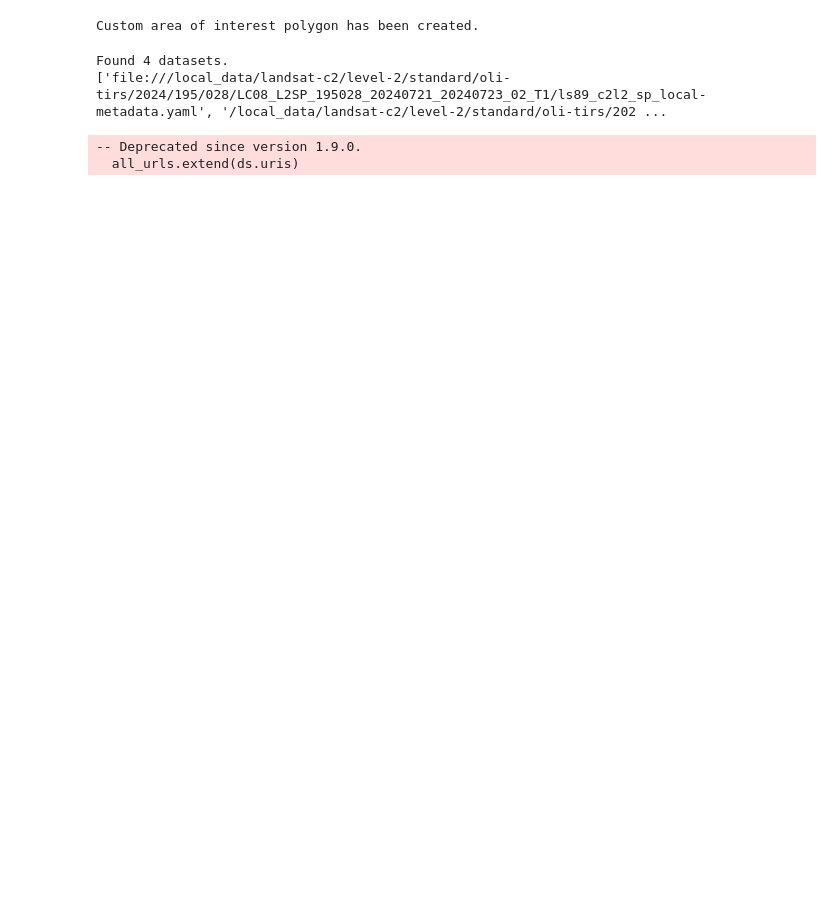
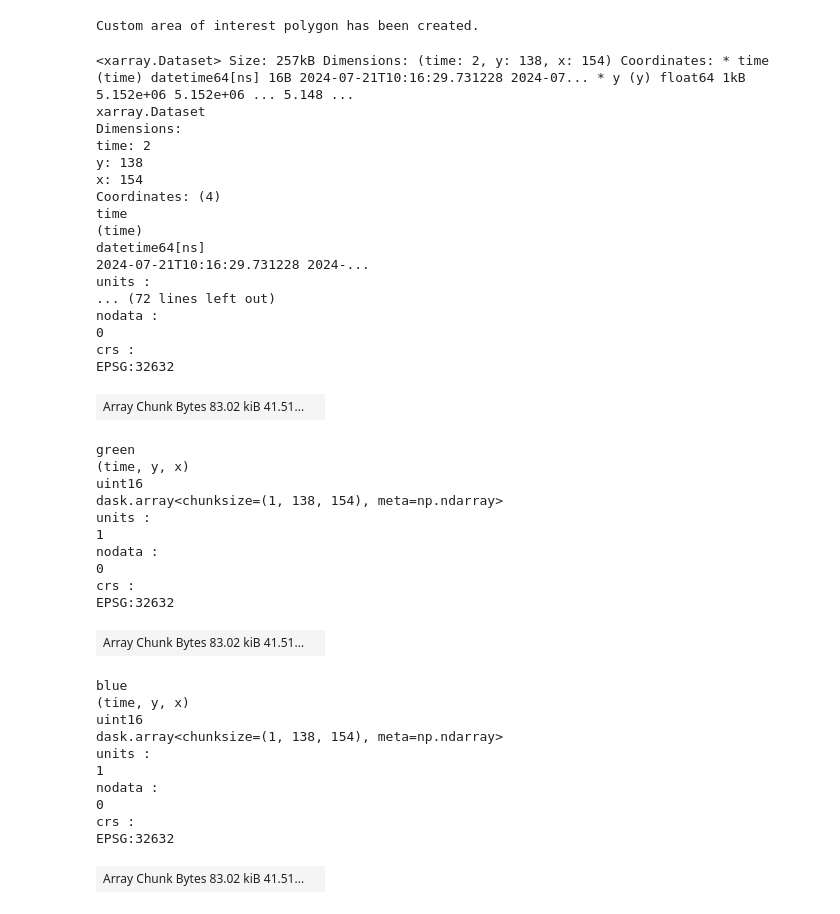
Before and after one commit to LivingEarthLab/cube-in-a-box, a Jupyter notebook: shared/notebooks_demo/Test_fs_indexation.ipynb, the cells around one changed output. Drawn from its saved outputs; the diff is of its cells as text; code cells hidden in the pictures; blank space fills up the shorter version.

```diff
--- a/shared/notebooks_demo/Test_fs_indexation.ipynb
+++ b/shared/notebooks_demo/Test_fs_indexation.ipynb
@@ -61,40 +84,53 @@ end_date = max(times)
 # %%
 lazy_ds = dc.load(product=product,
                   measurements=['red', 'green', 'blue'],
                   output_crs=f"EPSG:{epsg_code}",
                   y=(aoi_poly[1], aoi_poly[3]),
                   x=(aoi_poly[0], aoi_poly[2]),
                   time=(start_date.strftime('%Y-%m-%d'), end_date.strftime('%Y-%m-%d')),
                   resolution=30,
                   group_by="solar_day",
                   dask_chunks={},
                   )
+lazy_ds.rio.write_crs(f"EPSG:{epsg_code}", inplace=True)  # NotGeoreferencedWarning fix
+# %% [output]
+<xarray.Dataset> Size: 257kB Dimensions: (time: 2, y: 138, x: 154) Coordinates: * time (time) datetime64[ns] 16B 2024-07-21T10:16:29.731228 2024-07... * y (y) float64 1kB 5.152e+06 5.152e+06 ... 5.148 ...
+xarray.Dataset
+Dimensions:
+time: 2
+y: 138
+x: 154
+Coordinates: (4)
+time
+(time)
+datetime64[ns]
+2024-07-21T10:16:29.731228 2024-...
+units :
+... (72 lines left out)
+nodata :
+0
+crs :
+EPSG:32632
+| Array Chunk Bytes 83.02 kiB 41.51... |  |
+green
+(time, y, x)
+uint16
+dask.array<chunksize=(1, 138, 154), meta=np.ndarray>
+units :
+1
+nodata :
+0
+crs :
+EPSG:32632
+| Array Chunk Bytes 83.02 kiB 41.51... |  |
+blue
+(time, y, x)
+uint16
+dask.array<chunksize=(1, 138, 154), meta=np.ndarray>
+units :
+1
+nodata :
+0
+crs :
+EPSG:32632
+| Array Chunk Bytes 83.02 kiB 41.51... |  |
-# %%
-# 1. Search for the datasets using the same query parameters
-datasets = dc.find_datasets(
-    product=product,
-    y=(aoi_poly[1], aoi_poly[3]),
-    x=(aoi_poly[0], aoi_poly[2]),
-    time=(start_date.strftime('%Y-%m-%d'), end_date.strftime('%Y-%m-%d'))
-)
-
-# 2. Extract the URIs (URLs) from each dataset
-# Note: A dataset usually has one URI for the metadata and paths to the bands
-all_urls = []
-for ds in datasets:
-    # This gives you the primary location/metadata URL
-    all_urls.extend(ds.uris)
-
-    # If you need the specific paths for 'red', 'green', 'blue' specifically:
-    for band in ['red', 'green', 'blue']:
-        band_path = ds.measurements.get(band, {}).get('path')
-        if band_path:
-            all_urls.append(band_path)
-
-print(f"Found {len(datasets)} datasets.")
-print(all_urls[:5]) # Show first 5
-# %% [output]
-Found 4 datasets.
-['file:///local_data/landsat-c2/level-2/standard/oli-tirs/2024/195/028/LC08_L2SP_195028_20240721_20240723_02_T1/ls89_c2l2_sp_local-metadata.yaml', '/local_data/landsat-c2/level-2/standard/oli-tirs/202 ...
--- Deprecated since version 1.9.0.
-  all_urls.extend(ds.uris)
```
Also changed, not shown: parts of 10 cells of this notebook, 4 other files.
